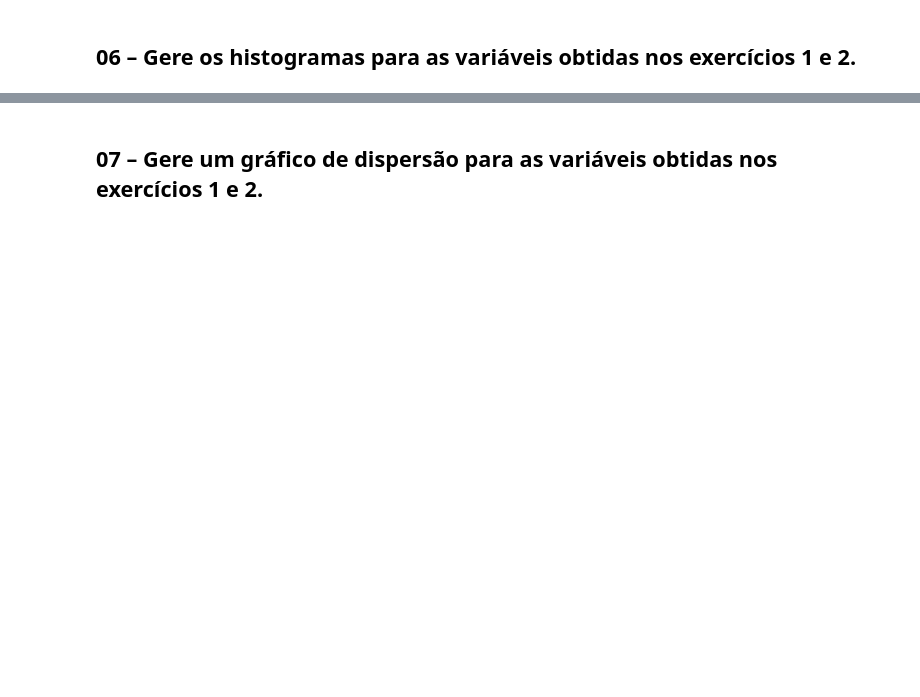
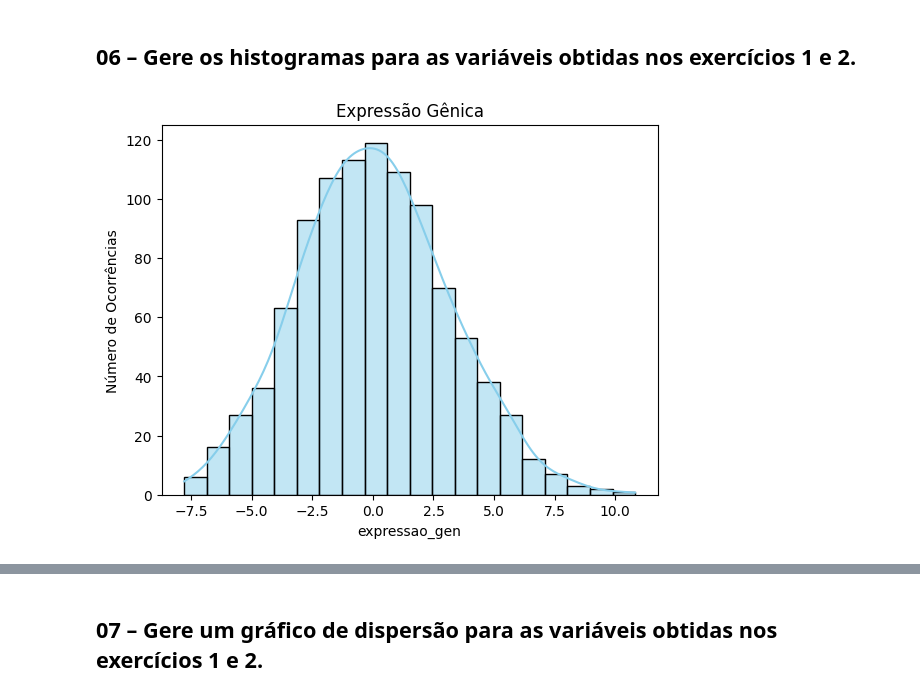
Before and after one commit to biancankusma/python_basico, a Jupyter notebook: 14-Variáveis_Quantitativas_2026-03-31.ipynb, the cells around one changed output, grey strips where cells are left out. Saved outputs shown, nothing was run; the diff lists cells and outputs as text; code cells hidden in the pictures; blank space fills up the shorter version.

```diff
--- a/14-Variáveis_Quantitativas_2026-03-31.ipynb
+++ b/14-Variáveis_Quantitativas_2026-03-31.ipynb
@@ -78,0 +191,15 @@ Obtenha a tabela de frequência das variáveis criadas nos exercícios 1 e 2.
+# %%
+#EXPRESSAO GENICA
+sns.histplot(
+    x=cont,
+    kde=True,
+    bins=20,
+    color='skyblue',
+    data=df2,
+)
+plt.title("Expressão Gênica")
+plt.xlabel(cont)
+plt.ylabel("Número de Ocorrências")
+plt.show()
+# %% [output]
+[figure, added]
```
Also changed, not shown: parts of 18 cells of this notebook.
